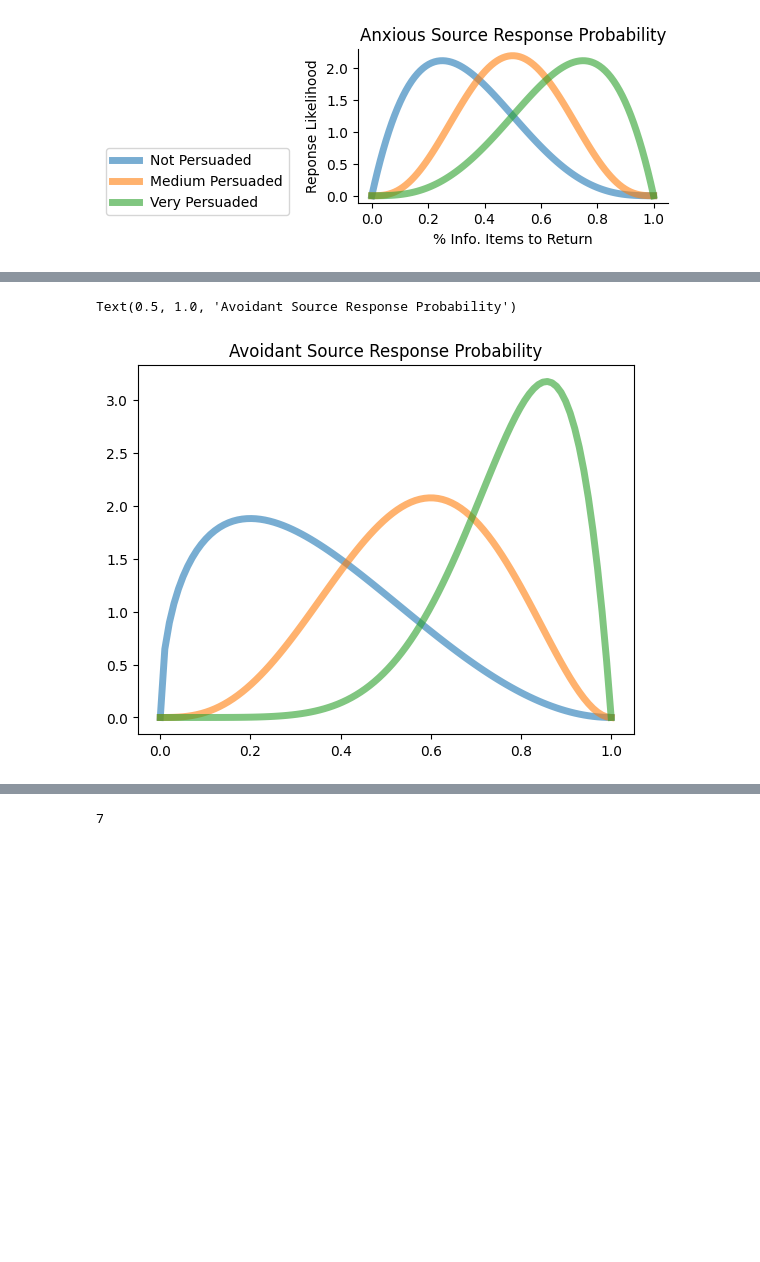
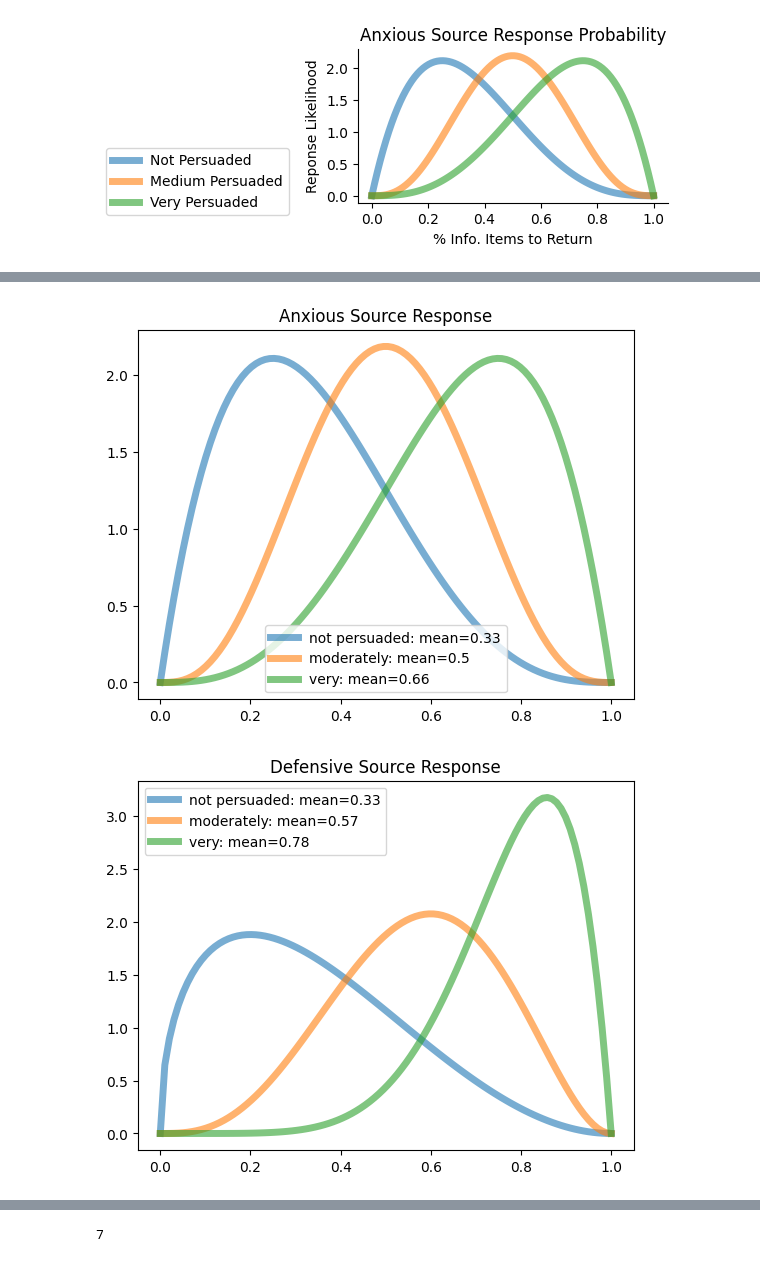
Before and after one commit to alex2awesome/news-interview-question-generation, a Jupyter notebook: notebooks/2024-09-23__function-for-michael.ipynb, the cells around one changed output, grey strips where cells are left out. Cells and saved outputs as stored; diff of their text form; code cells hidden in the pictures; blank space fills up the shorter version.

```diff
--- a/notebooks/2024-09-23__function-for-michael.ipynb
+++ b/notebooks/2024-09-23__function-for-michael.ipynb
@@ -20,3 +20,28 @@ ax.spines['top'].set_visible(False)
 ax.spines['right'].set_visible(False)
 # %% [output]
 [figure]
+# %%
+PERSONA_DICT = {
+    'anxious': [(2, 4), (4, 4), (4, 2)],
+    'defensive': [(1.5, 3), (4, 3), (7, 2)],
+    'straightforward': [(4, 1.5), (5, 1), (7, 0.5)],
+    'poor explainer': [(2, 3), (3, 2), (4, 1)],
+    'dominating': [(1, 2), (1.5, 2), (2, 1)],
+    'clueless': [(1, 4), (2, 3), (3, 2)]
+}
+# %%
+fig, ax = plt.subplots(1, 1, figsize=(4,2))
+
+
+dominating = [(1, 2), (1.5, 2), (2, 1)]
+x = np.linspace(0, 1, 100)
+for i, (a, b) in enumerate(dominating):
+    y = beta.pdf(x, a, b)
+    ax.plot(x, y, lw=5, alpha=0.6, label=persuasion_levels[i])
+
+ax.legend(bbox_to_anchor=(-.2, .4))
+ax.set_title('Dominating Source Response Probability')
+ax.set_ylabel('Reponse Likelihood')
+ax.set_xlabel('% Info. Items to Return')
+ax.spines['top'].set_visible(False)
+ax.spines['right'].set_visible(False)
@@ -23,12 +50,16 @@ ax.spines['right'].set_visible(False)
 # %%
-fig, ax = plt.subplots(1, 1)
-ps = [(i, b) for i in [2, 3, 4, 5, 6]]
-for a, b in [(1.5, 3), (4, 3), (7, 2) , ]:
-    x = np.linspace(0, 1, 100)
-    y = beta.pdf(x, a, b)
-    ax.plot(x, y, lw=5, alpha=0.6, label='beta pdf')
+x = np.linspace(0, 1, 100)
+persuasion_levels = ['not persuaded', 'moderately', 'very']
+for persona, curves in PERSONA_DICT.items():
+    fig, ax = plt.subplots(1, 1)
+    for i, (a, b) in enumerate(curves):
+        y = beta.pdf(x, a, b)
+        samples = list(map(lambda x: max(0.0, min(1.0, beta.rvs(a, b))), range(1000)))
+        ax.plot(x, y, lw=5, alpha=0.6, label=f'{persuasion_levels[i]}: mean={round(np.mean(samples), 2)}')
 
-ax.set_title('Avoidant Source Response Probability')
+    ax.set_title(f'{persona.title()} Source Response')
+    ax.legend()
+    plt.show()
 # %% [output]
-Text(0.5, 1.0, 'Avoidant Source Response Probability')
-[figure, old version]
+[figure, new version]
+[figure, added]
```
Also changed, not shown: parts of 8 cells of this notebook, 3 other files.
